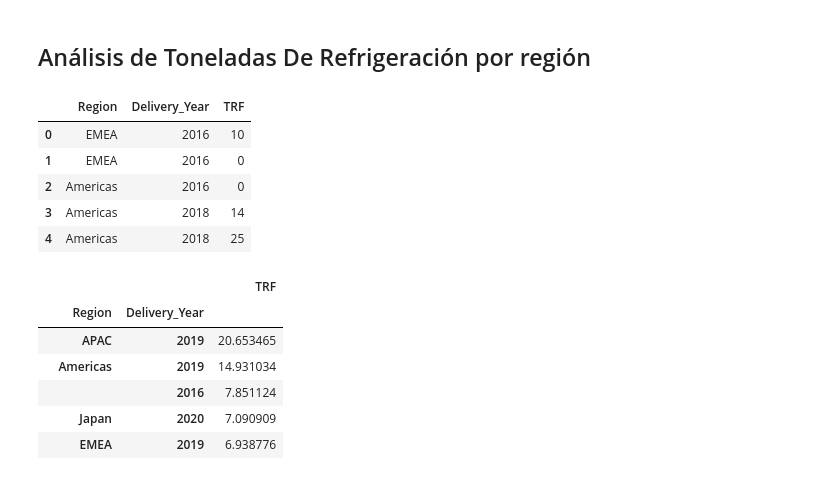
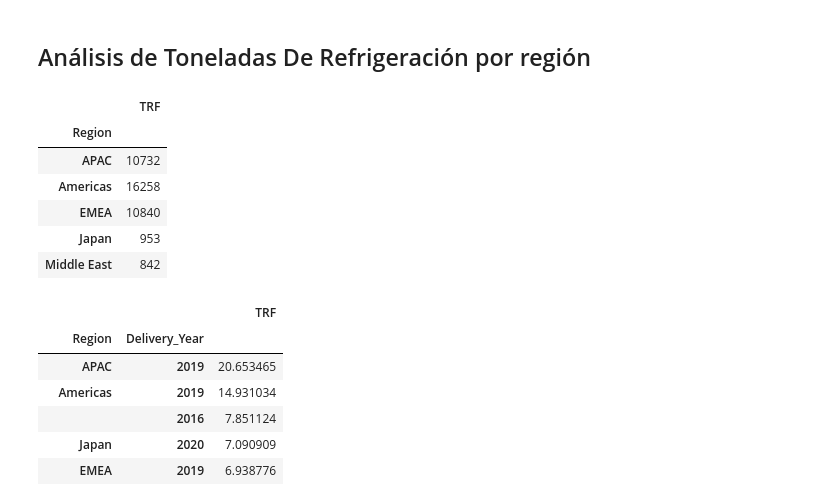
Before and after one commit to joacols/TP_orga_de_datos, a Jupyter notebook: Análisis exploratorio general TP1 2 Cuat 2020.ipynb, the cells around one changed output. Saved outputs shown, nothing was run; the diff lists cells and outputs as text; code cells hidden in the pictures.

```diff
--- a/Análisis exploratorio general TP1 2 Cuat 2020.ipynb
+++ b/Análisis exploratorio general TP1 2 Cuat 2020.ipynb
@@ -419,14 +414,15 @@ Del análisis del gráfico se puede observar que:
 # %% [markdown]
 ## Análisis de Toneladas De Refrigeración por región
 # %%
-df2[['Region','Delivery_Year','TRF']].head()
+df2[['Region','TRF']].groupby("Region").sum().head()
 # %% [output]
-|  | Region | Delivery_Year | TRF |
-| 0 | EMEA | 2016 | 10 |
-| 1 | EMEA | 2016 | 0 |
-| 2 | Americas | 2016 | 0 |
-| 3 | Americas | 2018 | 14 |
-| 4 | Americas | 2018 | 25 |
+|  | TRF |
+| Region |  |
+| APAC | 10732 |
+| Americas | 16258 |
+| EMEA | 10840 |
+| Japan | 953 |
+| Middle East | 842 |
 # %%
 TRFAnualPorRegion=df2.groupby(['Region','Delivery_Year']).agg({'TRF': 'mean'}).sort_values('TRF', ascending=False)
 TRFAnualPorRegion
```
Also changed, not shown: parts of 6 cells of this notebook, 2 other files.
